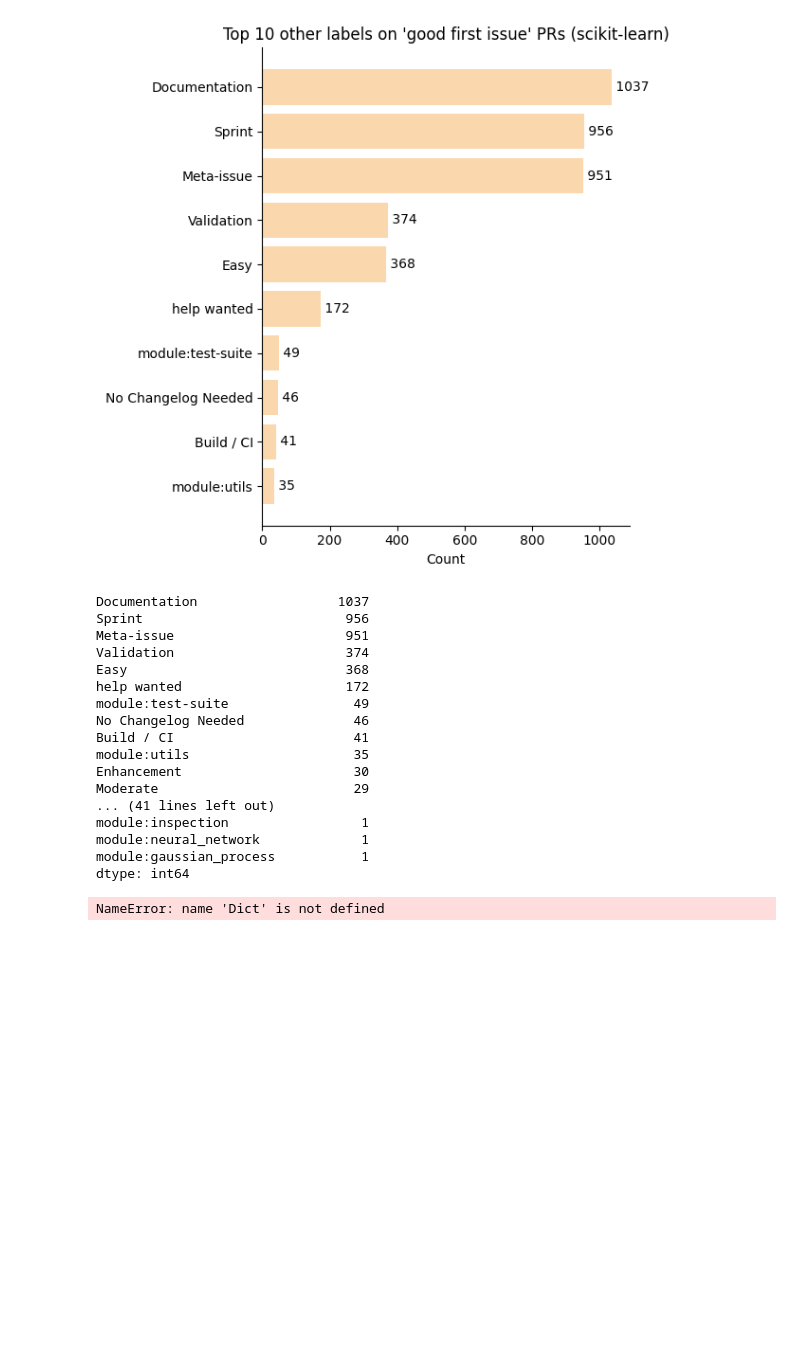
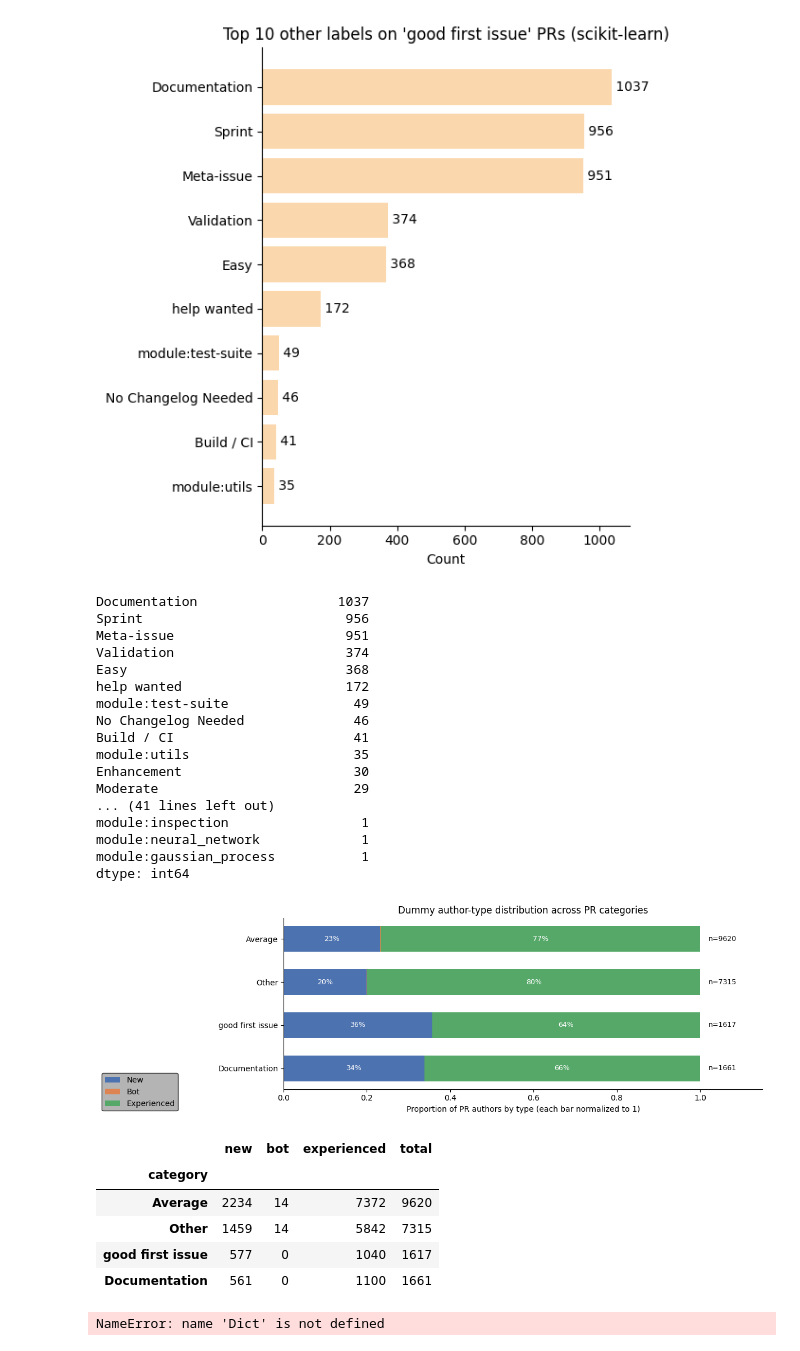
Before and after one commit to AlexS-1/Bachelor-Code, a Jupyter notebook: main.ipynb, the cells around one changed output. Saved outputs shown, nothing was run; the diff lists cells and outputs as text; code cells hidden in the pictures; blank space fills up the shorter version.

```diff
--- a/main.ipynb
+++ b/main.ipynb
@@ -475,16 +515,16 @@ from build.database_handler import get_ocel_data
 
 collection = "scikit-learn"
 
-# path = f"/Users/as/Downloads/scikit-learn-local-OCEL.json"
+path = f"/Users/alexanderschranner/Downloads/scikit-learn-OCEL.json"
 
-# with open(path) as f:
-#     ocel = json.load(f)
+with open(path) as f:
+    ocel = json.load(f)
 
-# for object in ocel["objects"]:
-#     insert_ocel_object(object, collection)
+for object in ocel["objects"]:
+    insert_ocel_object(object, collection)
 
-# for event in ocel["events"]:
-#     insert_ocel_event(event, collection)
+for event in ocel["events"]:
+    insert_ocel_event(event, collection)
 
 get_ocel_data(collection)
 # %% [output]
@@ -533,19 +531,0 @@ for file in files:
-# %%
-from build.database_handler import get_events_for_eventType, insert_event, initialise_database, remove_event
-
-collection = "scikit-learn"
-event_type = "DED"
-events = get_events_for_eventType(event_type, collection)
-
-initialise_database(collection)
-
-for event in events:
-    insert_event(
-        event["_id"].replace("dependency_deleted", "DEA"),
-        "dependency_deleted",
-        event["time"],
-        collection,
-        event["attributes"],
-        event["relationships"]
-    )
-    remove_event(event["_id"], collection)
@@ -753,34 +710,42 @@ def generate_dummy_author_distribution(collection, analysis_labels, plot: bool =
         height = 0.6
 
         plt.figure(figsize=(10, max(4, len(df) * 0.7)))
         left = np.zeros(len(df))
         for col in ["new", "bot", "experienced"]:
             vals = np.array(props[col].values)
             plt.barh(y, vals, left=left, height=height, color=colors[col], label=col.title())
             # annotate percentage if wide enough
             for i, (l, v) in enumerate(zip(left, vals)):
                 if v > 0.04:
                     plt.text(l + v/2, i, f"{int(round(v*100))}%", ha="center", va="center", color="white", fontsize=9)
             left += vals
 
         # annotate absolute totals on right
         for i, tot in enumerate(df["total"].values):
             plt.text(1.02, i, f"n={tot}", va="center", fontsize=9)
 
         plt.yticks(y, df.index)
         plt.xlim(0, 1.15)
         plt.xlabel("Proportion of PR authors by type (each bar normalized to 1)")
         plt.title("Dummy author-type distribution across PR categories")
         plt.legend(loc="lower right")
         plt.gca().invert_yaxis()
         plt.tight_layout()
         # Plot legend under the figure
         plt.legend(loc="lower center", bbox_to_anchor=(-0.3, -0.15), ncol=1)
         _set_plot_style_and_plot()
 
     return df
 
-generate_dummy_author_distribution("matplotlib", ["Maintenance", "Build", "Good first issue", "Documentation", "New feature"], plot=True)
+generate_dummy_author_distribution("scikit-learn", ["good first issue", "Documentation"], plot=True)
+# %% [output]
+[figure, added]
+|  | new | bot | experienced | total |
+| category |  |  |  |  |
+| Average | 2234 | 14 | 7372 | 9620 |
+| Other | 1459 | 14 | 5842 | 7315 |
+| good first issue | 577 | 0 | 1040 | 1617 |
+| Documentation | 561 | 0 | 1100 | 1661 |
 # %%
 import random
 from collections import defaultdict
```
Also changed, not shown: parts of 28 cells of this notebook, 2 other files.
